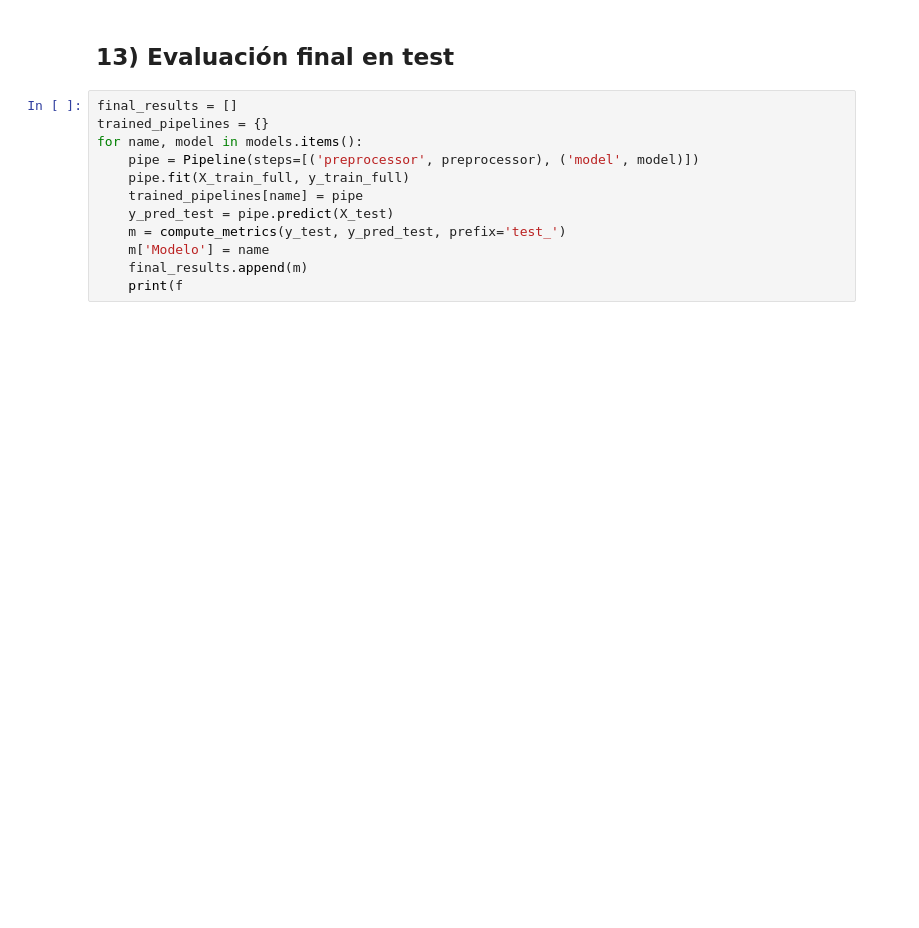
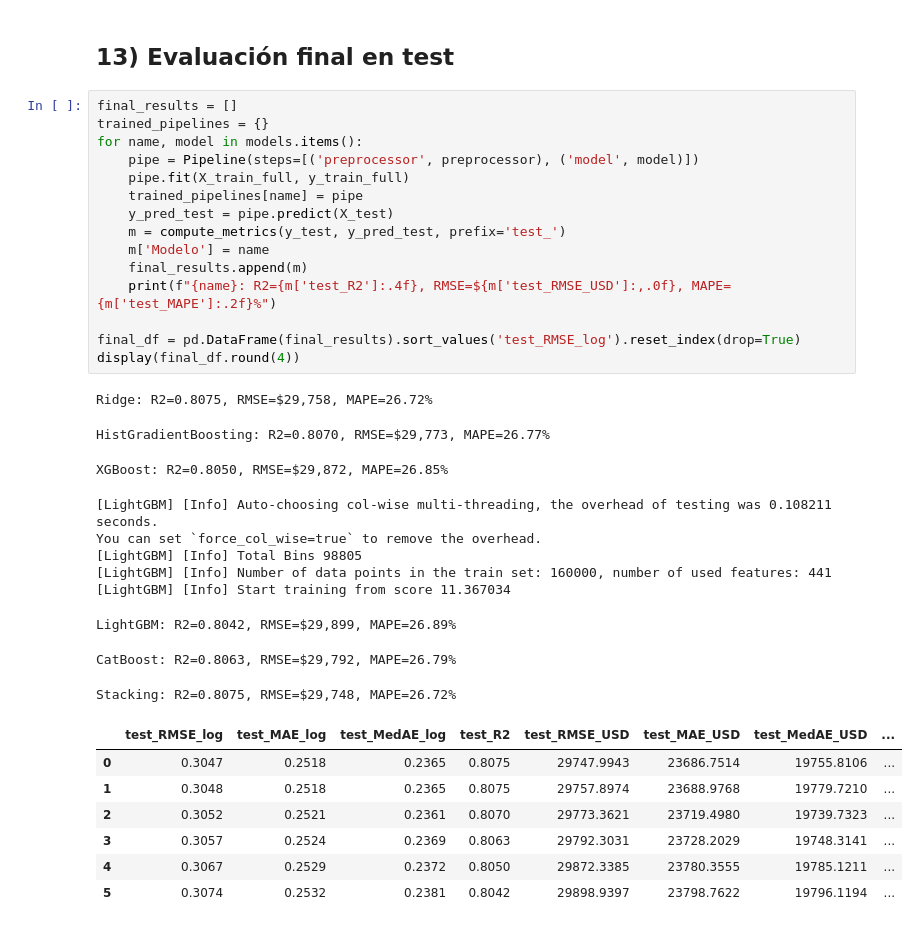
Before and after one commit to debugsito/tech-salary-prediction, a Jupyter notebook: salary_prediction_v4.ipynb, the cells around one changed output. Drawn from its saved outputs; the diff is of its cells as text; blank space fills up the shorter version.

```diff
--- a/salary_prediction_v4.ipynb
+++ b/salary_prediction_v4.ipynb
@@ -649,12 +656,34 @@ print('Ensamble configurado.')
 # %%
 final_results = []
 trained_pipelines = {}
 for name, model in models.items():
     pipe = Pipeline(steps=[('preprocessor', preprocessor), ('model', model)])
     pipe.fit(X_train_full, y_train_full)
     trained_pipelines[name] = pipe
     y_pred_test = pipe.predict(X_test)
     m = compute_metrics(y_test, y_pred_test, prefix='test_')
     m['Modelo'] = name
     final_results.append(m)
-    print(f
+    print(f"{name}: R2={m['test_R2']:.4f}, RMSE=${m['test_RMSE_USD']:,.0f}, MAPE={m['test_MAPE']:.2f}%")
+
+final_df = pd.DataFrame(final_results).sort_values('test_RMSE_log').reset_index(drop=True)
+display(final_df.round(4))
+# %% [output]
+Ridge: R2=0.8075, RMSE=$29,758, MAPE=26.72%
+HistGradientBoosting: R2=0.8070, RMSE=$29,773, MAPE=26.77%
+XGBoost: R2=0.8050, RMSE=$29,872, MAPE=26.85%
+[LightGBM] [Info] Auto-choosing col-wise multi-threading, the overhead of testing was 0.108211 seconds.
+You can set `force_col_wise=true` to remove the overhead.
+[LightGBM] [Info] Total Bins 98805
+[LightGBM] [Info] Number of data points in the train set: 160000, number of used features: 441
+[LightGBM] [Info] Start training from score 11.367034
+LightGBM: R2=0.8042, RMSE=$29,899, MAPE=26.89%
+CatBoost: R2=0.8063, RMSE=$29,792, MAPE=26.79%
+Stacking: R2=0.8075, RMSE=$29,748, MAPE=26.72%
+|  | test_RMSE_log | test_MAE_log | test_MedAE_log | test_R2 | test_RMSE_USD | test_MAE_USD | test_MedAE_USD | ... |
+| 0 | 0.3047 | 0.2518 | 0.2365 | 0.8075 | 29747.9943 | 23686.7514 | 19755.8106 | ... |
+| 1 | 0.3048 | 0.2518 | 0.2365 | 0.8075 | 29757.8974 | 23688.9768 | 19779.7210 | ... |
+| 2 | 0.3052 | 0.2521 | 0.2361 | 0.8070 | 29773.3621 | 23719.4980 | 19739.7323 | ... |
+| 3 | 0.3057 | 0.2524 | 0.2369 | 0.8063 | 29792.3031 | 23728.2029 | 19748.3141 | ... |
+| 4 | 0.3067 | 0.2529 | 0.2372 | 0.8050 | 29872.3385 | 23780.3555 | 19785.1211 | ... |
+| 5 | 0.3074 | 0.2532 | 0.2381 | 0.8042 | 29898.9397 | 23798.7622 | 19796.1194 | ... |
```
Also changed, not shown: parts of 7 cells of this notebook, 7 other files.
